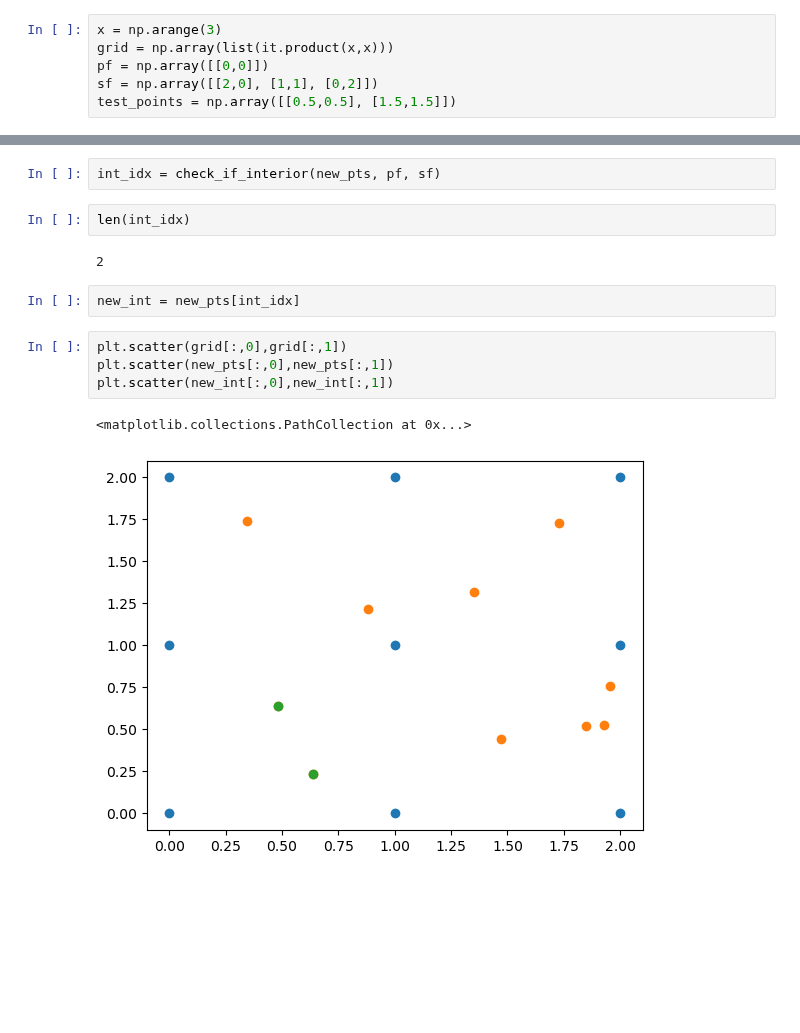
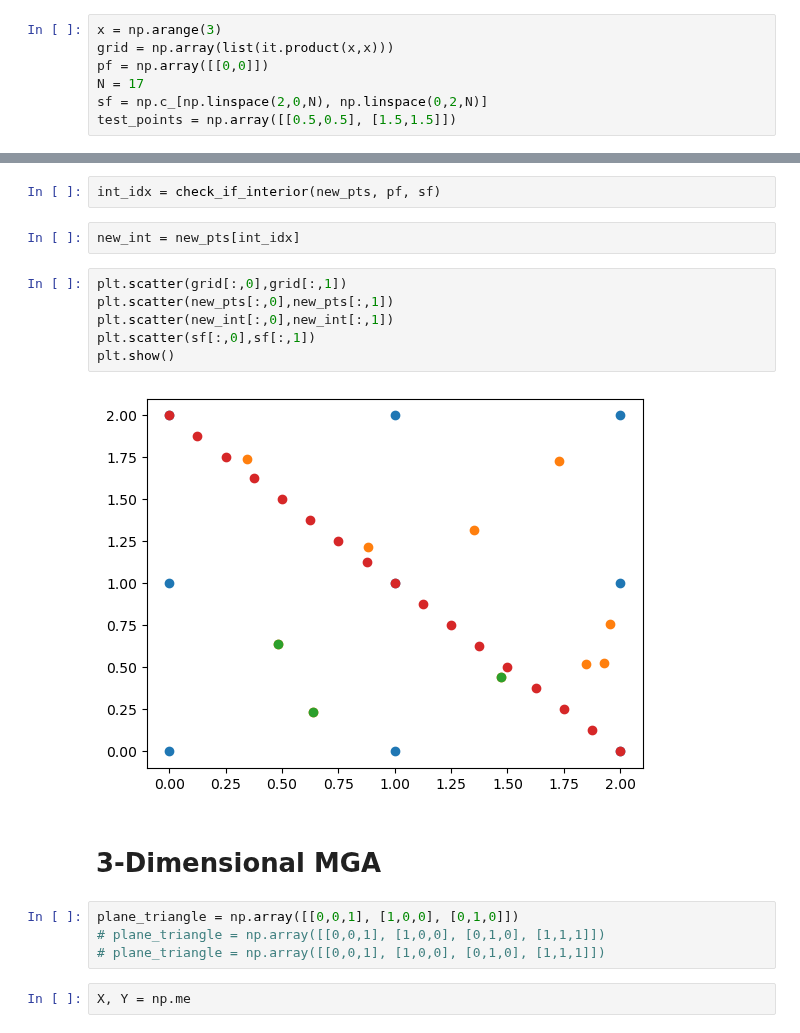
Before and after one commit to arfc/osier, a Jupyter notebook: docs/source/examples/mga_tutorial.ipynb, the cells around one changed output, grey strips where cells are left out. Cells and saved outputs as stored; diff of their text form; blank space fills up the shorter version.

```diff
--- a/docs/source/examples/mga_tutorial.ipynb
+++ b/docs/source/examples/mga_tutorial.ipynb
@@ -189,7 +189,8 @@ n_mga(results_obj=res, seed=45, wide_form=True)
 x = np.arange(3)
 grid = np.array(list(it.product(x,x)))
 pf = np.array([[0,0]])
-sf = np.array([[2,0], [1,1], [0,2]])
+N = 17
+sf = np.c_[np.linspace(2,0,N), np.linspace(0,2,N)]
 test_points = np.array([[0.5,0.5], [1.5,1.5]])
 # %%
 int_idx = check_if_interior(test_points, pf, sf)
@@ -214,16 +215,21 @@ array([[1.95339953, 0.76039147],
        [0.34413237, 1.74082994]])
 # %%
 int_idx = check_if_interior(new_pts, pf, sf)
-# %%
-len(int_idx)
-# %% [output]
-2
 # %%
 new_int = new_pts[int_idx]
 # %%
 plt.scatter(grid[:,0],grid[:,1])
 plt.scatter(new_pts[:,0],new_pts[:,1])
 plt.scatter(new_int[:,0],new_int[:,1])
+plt.scatter(sf[:,0],sf[:,1])
+plt.show()
 # %% [output]
-<matplotlib.collections.PathCollection at 0x...>
-[figure, old version]
+[figure, new version]
+# %% [markdown]
+# 3-Dimensional MGA
+# %%
+plane_triangle = np.array([[0,0,1], [1,0,0], [0,1,0]])
+# plane_triangle = np.array([[0,0,1], [1,0,0], [0,1,0], [1,1,1]])
+# plane_triangle = np.array([[0,0,1], [1,0,0], [0,1,0], [1,1,1]])
+# %%
+X, Y = np.me
```
Also changed, not shown: parts of 4 cells of this notebook, 1 other file.
